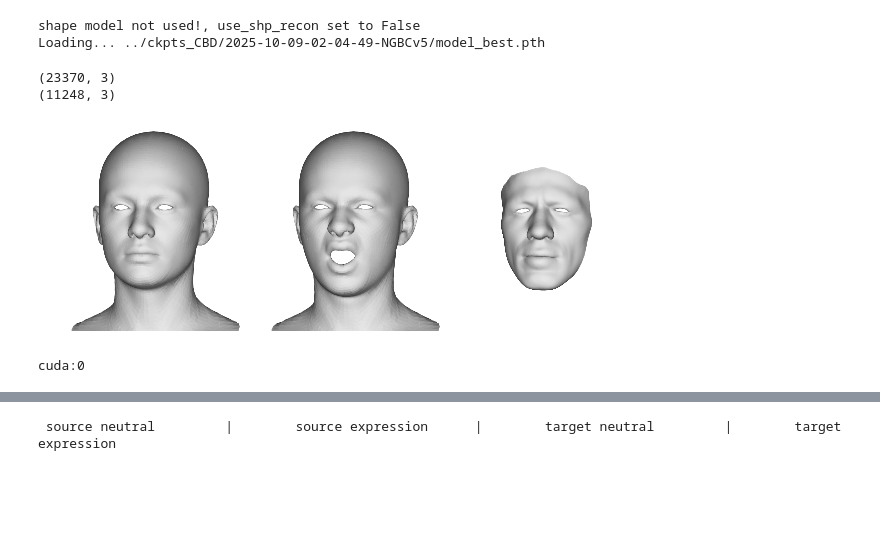
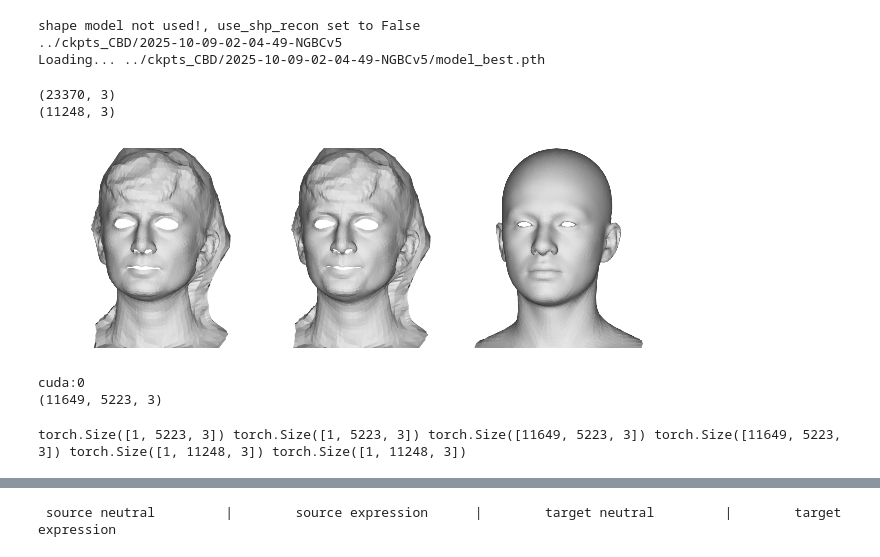
Before and after one commit to chacorp/PDB, a Jupyter notebook: notebook/NBC_inference.ipynb, the cells around one changed output, grey strips where cells are left out. Drawn from its saved outputs; the diff is of its cells as text; code cells hidden in the pictures; blank space fills up the shorter version.

```diff
--- a/notebook/NBC_inference.ipynb
+++ b/notebook/NBC_inference.ipynb
@@ -48,6 +45,9 @@ opts.dec_type = 'disp'
 # opts.ckpt = '../ckpts_CBD/2025-10-09-01-42-26-NGBCv5' ## ------> 1 1 (128? -> 512)
 opts.ckpt = '../ckpts_CBD/2025-10-09-02-04-49-NGBCv5' ## ------> 1 1 (use_data2)
 
+# ckpt = '../ckpts_CBD/2026-02-25-17-14-34-NGBCv5-relu' # sota-compare
+ckpt ='../ckpts_CBD/2026-04-02-02-04-44-NGBCv5-dist' # sota-compare # relu + dist
+
 opts.in_type=1
 opts.out_type=1
 
@@ -64,9 +64,12 @@ opts.use_data2=True
 # opts.use_data2=False
 opts.use_data3=False
 
+opts.align_latent=True
+
 trainer = Trainer(opts)
 # %% [output]
 shape model not used!, use_shp_recon set to False
+../ckpts_CBD/2025-10-09-02-04-49-NGBCv5
 Loading... ../ckpts_CBD/2025-10-09-02-04-49-NGBCv5/model_best.pth
 # %%
 ## full head
@@ -75,51 +78,96 @@ ict_tri = ict_face_model.get_mesh()
 
 ## flame
 # flame_tri = trimesh.load(f'{abs_path}/test-mesh/flame_final_transformed.obj', process=False, maintain_order=True)
 flame_tri = trimesh.load(f'{abs_path}/test-mesh/biwi_M5.obj', process=False, maintain_order=True)
 # flame_tri = trimesh.load(f'{abs_path}/test-mesh/biwi_M5_deci.obj', process=False, maintain_order=True)
 print(flame_tri.vertices.shape)
 
+import pickle
+
+## mf
+with open(f"/data/sihun/pca/multiface_align/mf_templates.pkl",'rb') as f:
+    mesh = pickle.load(f)
+mesh_list = [idname for idname in mesh.keys() if idname!='face']
+mesh_v = mesh[mesh_list[-1]]
+# mesh_v = mesh[mesh_list[2]]
+# mesh_v = mesh[mesh_list[-2]]
+# mesh_v = mesh[mesh_list[0]]
+
+mf_tri=trimesh.Trimesh(vertices=mesh_v,faces=mesh['face'])
+
+
+
 ## ICT random expression
 # bs_coeff = np.eye(53)[26]
 bs_coeff = np.eye(53)[51] + np.eye(53)[52] + np.eye(53)[26]*0.5
 vertices = torch.from_numpy(ict_tri.vertices + ict_face_model.get_exp_disp(bs_coeff))
 src_mesh = ict_tri
 tgt_mesh = flame_tri
 
 
+
+paths_GT = sorted(glob.glob('/source/sihun/NeuralFacialAnimation/eval_CBD/GT-mf_ROM_test-to-mf_ROM_test/*.npy'))
+src_mesh = mf_tri
+# vertices = np.load(paths_GT[6638]).squeeze()[None]
+vertices = np.stack([np.load(npy_path).squeeze() for npy_path in paths_GT])
+# vertices=vertices[6000:7000]
+# vertices = np.load(paths_GT[8404]).squeeze()
+
+
+# tgt_scale = 0.6
+# tgt_trns  = np.array([0,0.05,0])
+tgt_scale = 1.0
+tgt_trns  = np.array([0,0.1,0])
+
+
+tgt_mesh = ict_tri
+
+
+
 print(ict_tri.vertices.shape)
 
 M_SCALE = 0.68
-v_list=[ ict_tri.vertices * M_SCALE, vertices[0] * M_SCALE, flame_tri.vertices * M_SCALE ]
-f_list=[ ict_tri.faces, ict_tri.faces, flame_tri.faces ]
+v_list=[
+    src_mesh.vertices * M_SCALE,
+    vertices[0] * M_SCALE,
+    tgt_mesh.vertices * M_SCALE
+]
+f_list=[ src_mesh.faces, src_mesh.faces, tgt_mesh.faces ]
 SIZE=2
 
 plot_image_array(
     v_list, f_list,
     rot_list=[[0,-10,0]]*len(v_list),
     size=SIZE, bg_black=False, mode='shade',
     logdir=f"_tmp/train",
     name=f"test", save=False
 )
 # %% [output]
 (23370, 3)
 (11248, 3)
-[figure, old version]
+[figure, new version]
 # %%
 device=trainer.device
 print(device)
 
-sd_v = ict_tri.vertices + ict_face_model.get_exp_disp(bs_coeff).squeeze(0)
-# print(sd_v.shape)
-s_v_B_th = torch.from_numpy(ict_tri.vertices)[None].float().to(device)
-s_n_B_th = torch.from_numpy(igl.per_vertex_normals(ict_tri.vertices, ict_tri.faces))[None].float().to(device)
-sd_v_B_th = torch.from_numpy(sd_v)[None].float().to(device)
-sd_n_B_th = torch.from_numpy(igl.per_vertex_normals(sd_v, ict_tri.faces))[None].float().to(device)
+#sd_v = ict_tri.vertices + ict_face_model.get_exp_disp(bs_coeff)#.squeeze(0)
+sd_v = vertices
+# print(sd_v,)
+print(sd_v.shape)
+s_v_B_th = torch.from_numpy(src_mesh.vertices)[None].float().to(device)
+s_n_B_th = torch.from_numpy(igl.per_vertex_normals(src_mesh.vertices, src_mesh.faces))[None].float().to(device)
+sd_v_B_th = torch.from_numpy(sd_v).float().to(device)
+# sd_n_B_th = torch.from_numpy(igl.per_vertex_normals(sd_v, src_mesh.faces))[None].float().to(device)
+sd_n_B_th = torch.stack(
+    [torch.from_numpy(igl.per_vertex_normals(sv, src_mesh.faces)) for sv in sd_v]
+).float().to(device)
 t_v_B_th = torch.from_numpy(tgt_mesh.vertices)[None].float().to(device)
 t_n_B_th = torch.from_numpy(igl.per_vertex_normals(tgt_mesh.vertices, tgt_mesh.faces))[None].float().to(device)
 
-pred_outputs, pred_source, exp_z_d, key_d, exp_z_s, key_s, key_weight = trainer.model.retarget(
-    s_v_B_th, s_n_B_th, sd_v_B_th, sd_n_B_th, t_v_B_th, t_n_B_th, mesh_data=0, out_kw=True
-)
+
+# pred_outputs, pred_source, exp_z_d, key_d, exp_z_s, key_s, key_weight = trainer.model.retarget(
+#     s_v_B_th, s_n_B_th, sd_v_B_th, sd_n_B_th, t_v_B_th, t_n_B_th, mesh_data=0, out_kw=True
+# )
 # %% [output]
 cuda:0
+(11649, 5223, 3)
@@ -126,3 +205,7 @@ cuda:0
+# %%
+print(s_v_B_th.shape, s_n_B_th.shape, sd_v_B_th.shape, sd_n_B_th.shape, t_v_B_th.shape, t_n_B_th.shape)
+# %% [output]
+torch.Size([1, 5223, 3]) torch.Size([1, 5223, 3]) torch.Size([11649, 5223, 3]) torch.Size([11649, 5223, 3]) torch.Size([1, 11248, 3]) torch.Size([1, 11248, 3])
 # %%
 SIZE=6
 M_SCALE=.82
```
Also changed, not shown: parts of 4 cells of this notebook, 6 other files.
